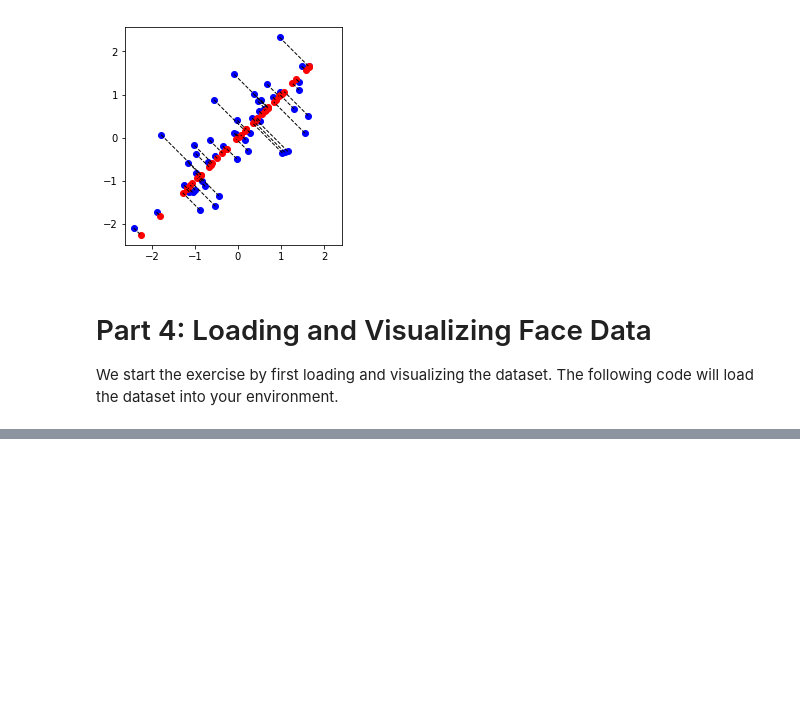
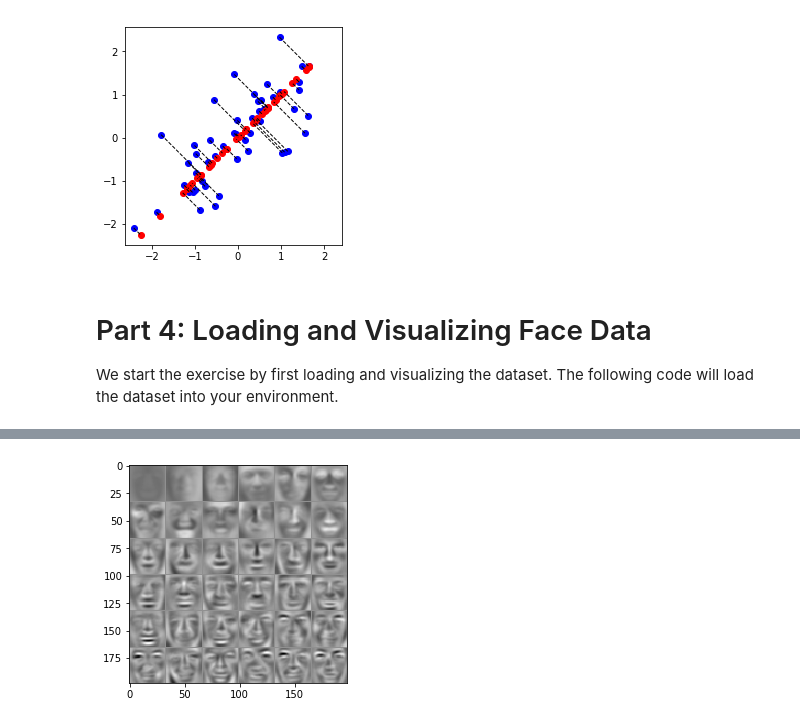
Before and after one commit to davidshen84/machine-learning, a Jupyter notebook: coursera/ex7/ex7_pca.ipynb, the cells around one changed output, grey strips where cells are left out. Saved outputs shown, nothing was run; the diff lists cells and outputs as text; code cells hidden in the pictures; blank space fills up the shorter version.

```diff
--- a/coursera/ex7/ex7_pca.ipynb
+++ b/coursera/ex7/ex7_pca.ipynb
@@ -132,0 +170,21 @@ error: Error -3 while decompressing data: invalid literal/lengths set
+# %%
+def feature_normalize(X):
+    mu = np.mean(X, axis=0)
+    X_norm = X - mu
+    sigma = np.std(X_norm, axis=0)
+    X_norm = X_norm / sigma
+
+    return X_norm, mu, sigma
+
+def pca(X):
+    m, _ = X.shape
+    sigma = X.T.dot(X) / m
+
+    return linalg.svd(sigma, compute_uv=True)
+# %%
+X_norm, mu, sigma = feature_normalize(X)
+U, S, V = pca(X_norm)
+
+display_data(U[:, :36].T)
+# %% [output]
+[figure, added]
```
Also changed, not shown: parts of 26 cells of this notebook, 1 other file.
